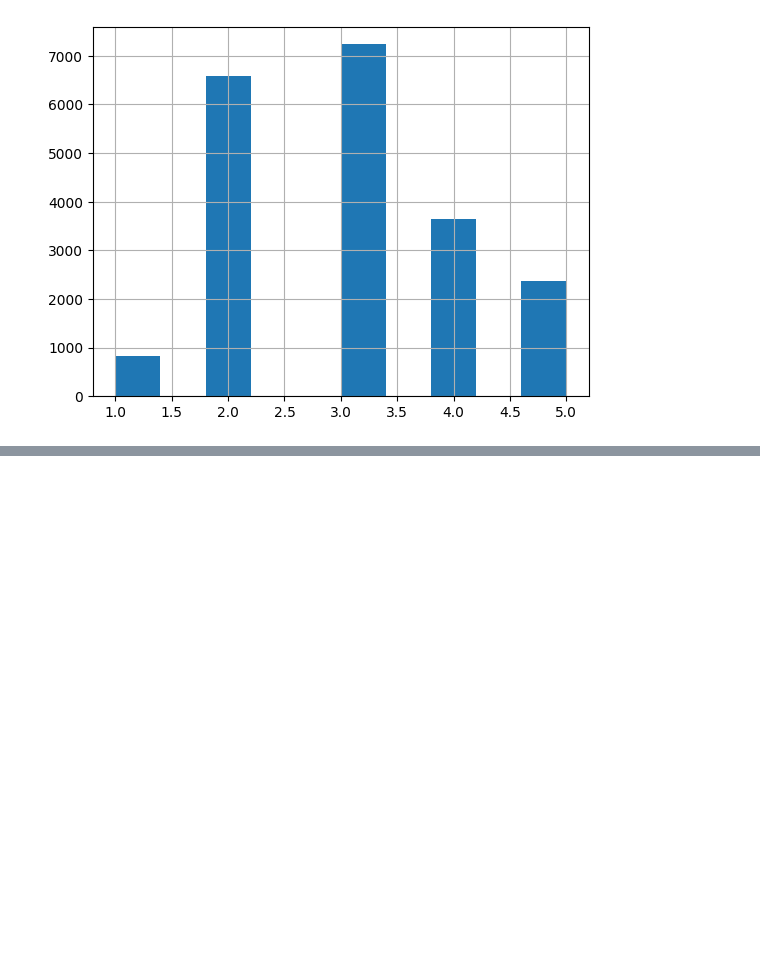
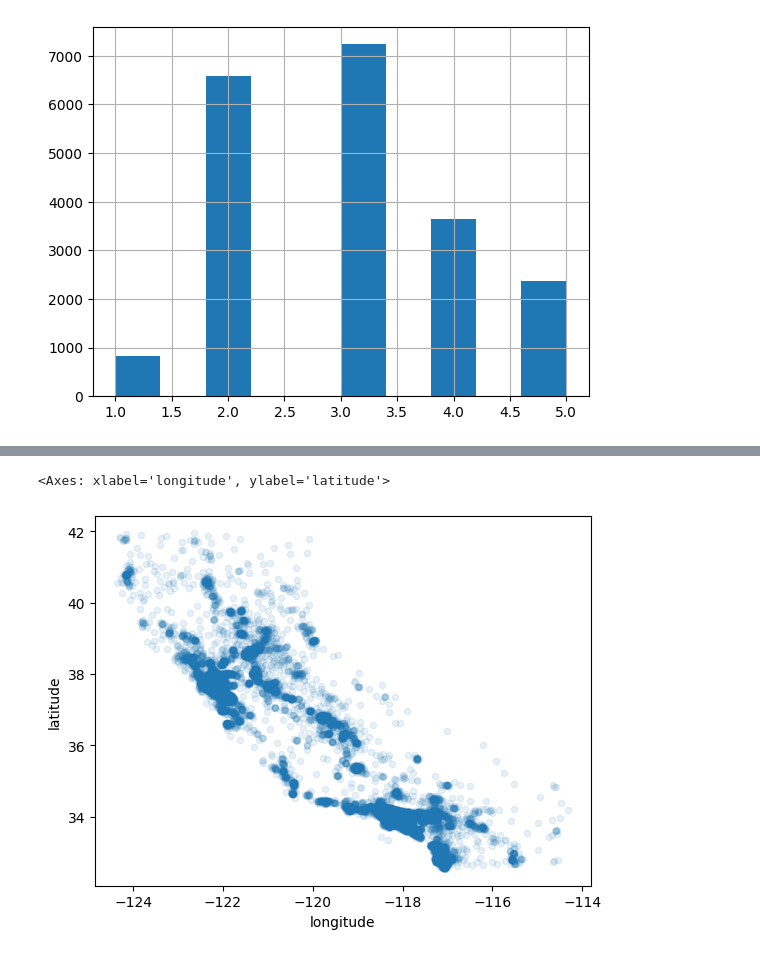
Before and after one commit to dmitrykitty/housing-price-analysis, a Jupyter notebook: proj.ipynb, the cells around one changed output, grey strips where cells are left out. Saved outputs shown, nothing was run; the diff lists cells and outputs as text; code cells hidden in the pictures; blank space fills up the shorter version.

Commit message:
data visualization added

```diff
--- a/proj.ipynb
+++ b/proj.ipynb
@@ -109,6 +109,20 @@ df["income_category"].hist()
 <Axes: >
 [figure]
 # %%
-from sklearn.model_selection import train_test_split
+from sklearn.model_selection import StratifiedShuffleSplit
 
-train_set, test_set = train_test_split(df, test_size=0.2, random_state=42)
+# Create an object that will split the dataset into train and test parts
+# n_splits=1 means we do only one split
+# test_size=0.2 means 20% of the data will go to the test set
+# random_state=42 makes the result reproducible
+split = StratifiedShuffleSplit(n_splits=1, test_size=0.2, random_state=42)
+
+# split(...) returns indices for train and test
+# The split is stratified based on the "income_cat" column
+# This means the proportion of each income category is kept similar
+# in both the train set and the test set
+for train_index, test_index in split.split(df, df["income_category"]):
+    strat_train_set = df.loc[train_index]
+    strat_test_set = df.loc[test_index]
+
+strat_test_set["income_category"].value_counts() / len(strat_test_set)
@@ -114,0 +159,7 @@ train_set, test_set = train_test_split(df, test_size=0.2, random_state=42)
+# %%
+df = strat_train_set.copy()
+
+df.plot(kind="scatter", x="longitude", y="latitude", alpha=0.1)
+# %% [output]
+<Axes: xlabel='longitude', ylabel='latitude'>
+[figure, added]
```
Also changed, not shown: parts of 4 cells of this notebook.
